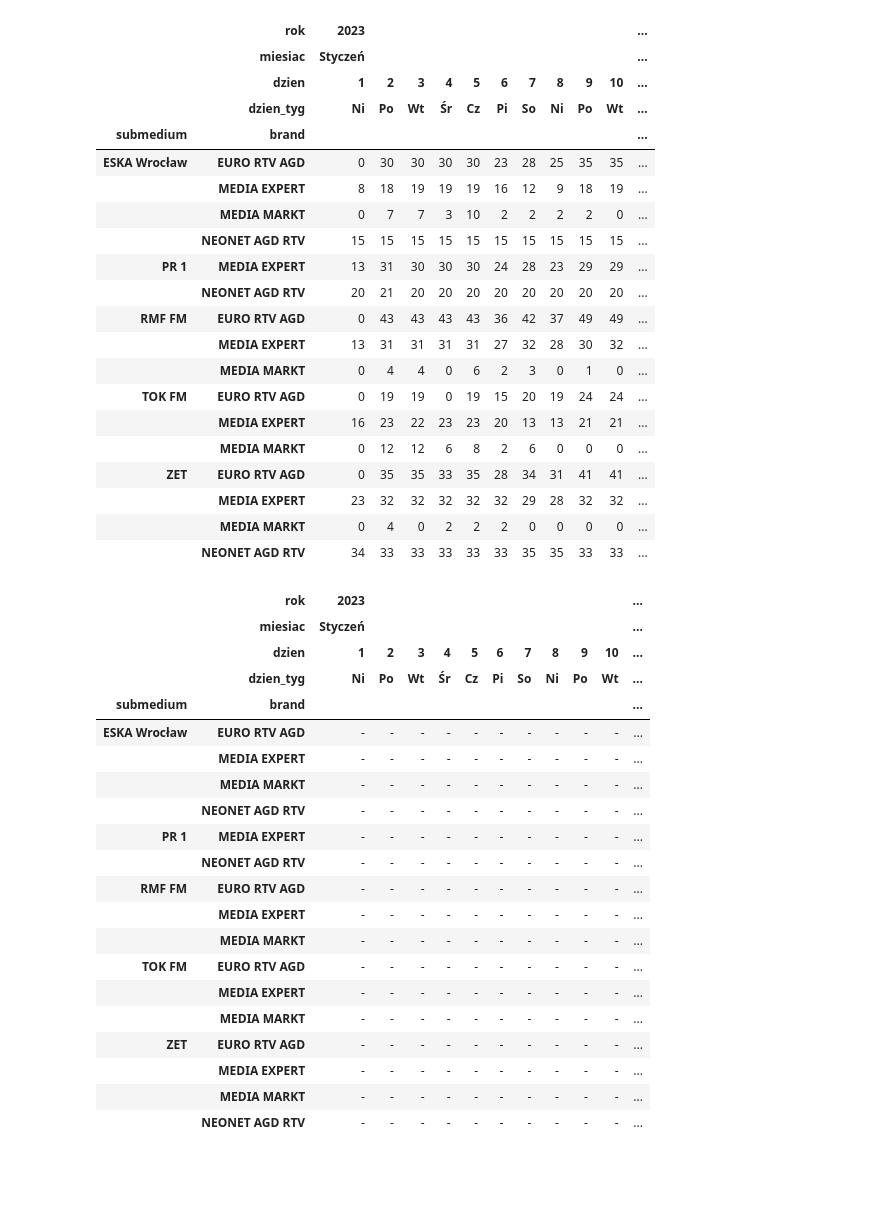
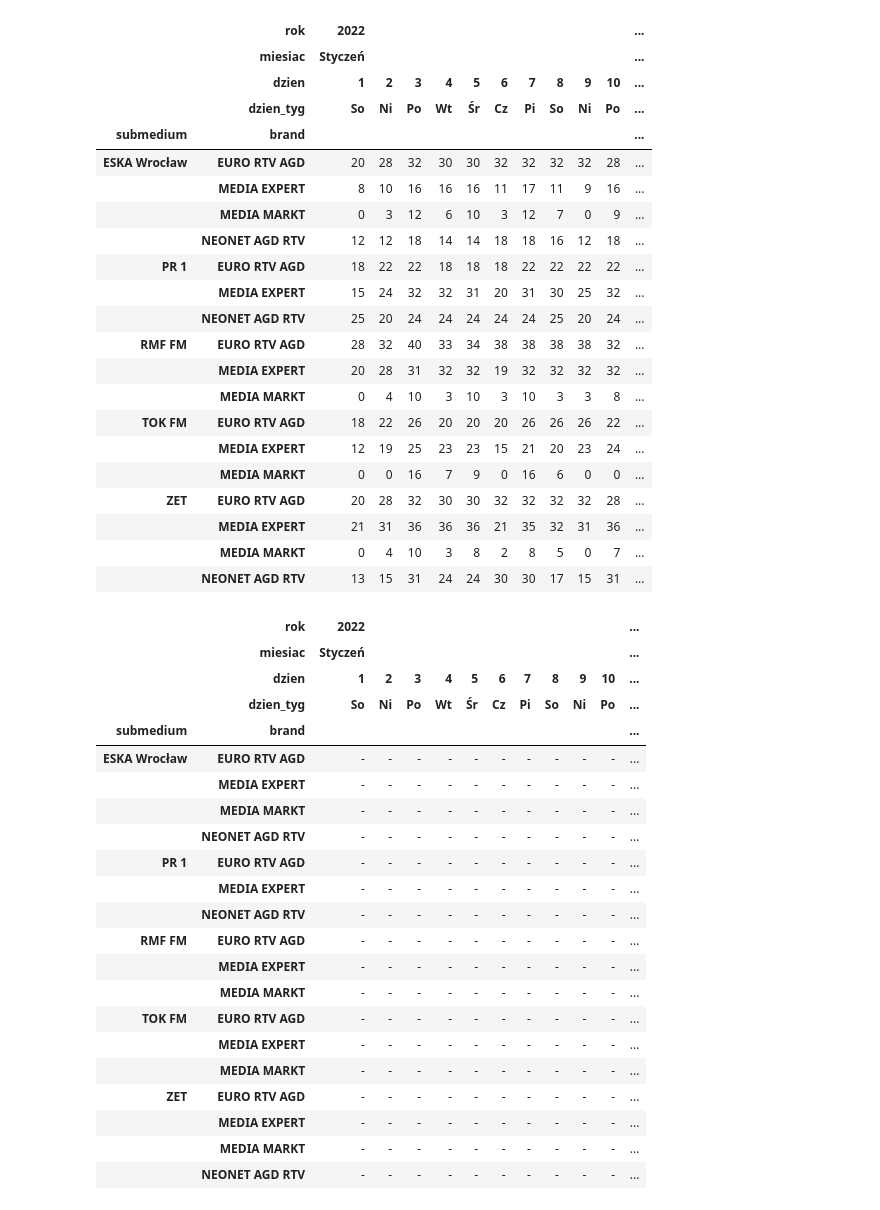
Before and after one commit to MrSz-84/cs50sql_fin, a Jupyter notebook: sqlite_ver/analysis.ipynb, the cells around one changed output. Drawn from its saved outputs; the diff is of its cells as text; code cells hidden in the pictures; blank space fills up the shorter version.

```diff
--- a/sqlite_ver/analysis.ipynb
+++ b/sqlite_ver/analysis.ipynb
@@ -47,4 +45,5 @@ df.head(1)
 # %%
 dziennie = df[['brand', 'submedium', 'ilosc', 'dzien', 'dzien_tyg', 'data', 'rok', 'miesiac']]
 dziennie.loc[:, 'dzien_tyg'] = dziennie['dzien_tyg'].str[:2]
-# dziennie.head()
+dziennie['medium'] = 'radio'
+dziennie.head()
@@ -51,50 +57,51 @@ dziennie.loc[:, 'dzien_tyg'] = dziennie['dzien_tyg'].str[:2]
 # %%
 stacje = ['ESKA Wrocław', 'ZET', 'RMF FM', 'TOK FM', 'PR 1']
-rok = (2024, 2023)
+rok = (2023, 2022)
 miesiac = 'Styczeń'
 dzien = 15
 filtr = (dziennie['rok'].isin(rok)) & (dziennie['miesiac'] == miesiac) & (dziennie['submedium'].isin(stacje)) & (dziennie['dzien'] <= dzien)
 dziennie = dziennie.loc[filtr]
 dziennie.set_index(['submedium', 'brand'], inplace=True)
 dziennie = dziennie.sort_index(ascending=True)
 tp = dziennie.pivot_table(values='ilosc', index=['submedium', 'brand'], columns=['rok', 'miesiac','dzien', 'dzien_tyg'],aggfunc='sum', fill_value=0)
 tp
 # %% [output]
-|  | rok | 2023 |  |  |  |  |  |  |  |  |  | ... |
+|  | rok | 2022 |  |  |  |  |  |  |  |  |  | ... |
 |  | miesiac | Styczeń |  |  |  |  |  |  |  |  |  | ... |
 |  | dzien | 1 | 2 | 3 | 4 | 5 | 6 | 7 | 8 | 9 | 10 | ... |
-|  | dzien_tyg | Ni | Po | Wt | Śr | Cz | Pi | So | Ni | Po | Wt | ... |
+|  | dzien_tyg | So | Ni | Po | Wt | Śr | Cz | Pi | So | Ni | Po | ... |
 | submedium | brand |  |  |  |  |  |  |  |  |  |  | ... |
-| ESKA Wrocław | EURO RTV AGD | 0 | 30 | 30 | 30 | 30 | 23 | 28 | 25 | 35 | 35 | ... |
-|  | MEDIA EXPERT | 8 | 18 | 19 | 19 | 19 | 16 | 12 | 9 | 18 | 19 | ... |
-|  | MEDIA MARKT | 0 | 7 | 7 | 3 | 10 | 2 | 2 | 2 | 2 | 0 | ... |
-|  | NEONET AGD RTV | 15 | 15 | 15 | 15 | 15 | 15 | 15 | 15 | 15 | 15 | ... |
-| PR 1 | MEDIA EXPERT | 13 | 31 | 30 | 30 | 30 | 24 | 28 | 23 | 29 | 29 | ... |
-|  | NEONET AGD RTV | 20 | 21 | 20 | 20 | 20 | 20 | 20 | 20 | 20 | 20 | ... |
-| RMF FM | EURO RTV AGD | 0 | 43 | 43 | 43 | 43 | 36 | 42 | 37 | 49 | 49 | ... |
-|  | MEDIA EXPERT | 13 | 31 | 31 | 31 | 31 | 27 | 32 | 28 | 30 | 32 | ... |
-|  | MEDIA MARKT | 0 | 4 | 4 | 0 | 6 | 2 | 3 | 0 | 1 | 0 | ... |
-| TOK FM | EURO RTV AGD | 0 | 19 | 19 | 0 | 19 | 15 | 20 | 19 | 24 | 24 | ... |
-|  | MEDIA EXPERT | 16 | 23 | 22 | 23 | 23 | 20 | 13 | 13 | 21 | 21 | ... |
-|  | MEDIA MARKT | 0 | 12 | 12 | 6 | 8 | 2 | 6 | 0 | 0 | 0 | ... |
-| ZET | EURO RTV AGD | 0 | 35 | 35 | 33 | 35 | 28 | 34 | 31 | 41 | 41 | ... |
-|  | MEDIA EXPERT | 23 | 32 | 32 | 32 | 32 | 32 | 29 | 28 | 32 | 32 | ... |
-|  | MEDIA MARKT | 0 | 4 | 0 | 2 | 2 | 2 | 0 | 0 | 0 | 0 | ... |
-|  | NEONET AGD RTV | 34 | 33 | 33 | 33 | 33 | 33 | 35 | 35 | 33 | 33 | ... |
+| ESKA Wrocław | EURO RTV AGD | 20 | 28 | 32 | 30 | 30 | 32 | 32 | 32 | 32 | 28 | ... |
+|  | MEDIA EXPERT | 8 | 10 | 16 | 16 | 16 | 11 | 17 | 11 | 9 | 16 | ... |
+|  | MEDIA MARKT | 0 | 3 | 12 | 6 | 10 | 3 | 12 | 7 | 0 | 9 | ... |
+|  | NEONET AGD RTV | 12 | 12 | 18 | 14 | 14 | 18 | 18 | 16 | 12 | 18 | ... |
+| PR 1 | EURO RTV AGD | 18 | 22 | 22 | 18 | 18 | 18 | 22 | 22 | 22 | 22 | ... |
+|  | MEDIA EXPERT | 15 | 24 | 32 | 32 | 31 | 20 | 31 | 30 | 25 | 32 | ... |
+|  | NEONET AGD RTV | 25 | 20 | 24 | 24 | 24 | 24 | 24 | 25 | 20 | 24 | ... |
+| RMF FM | EURO RTV AGD | 28 | 32 | 40 | 33 | 34 | 38 | 38 | 38 | 38 | 32 | ... |
+|  | MEDIA EXPERT | 20 | 28 | 31 | 32 | 32 | 19 | 32 | 32 | 32 | 32 | ... |
+|  | MEDIA MARKT | 0 | 4 | 10 | 3 | 10 | 3 | 10 | 3 | 3 | 8 | ... |
+| TOK FM | EURO RTV AGD | 18 | 22 | 26 | 20 | 20 | 20 | 26 | 26 | 26 | 22 | ... |
+|  | MEDIA EXPERT | 12 | 19 | 25 | 23 | 23 | 15 | 21 | 20 | 23 | 24 | ... |
+|  | MEDIA MARKT | 0 | 0 | 16 | 7 | 9 | 0 | 16 | 6 | 0 | 0 | ... |
+| ZET | EURO RTV AGD | 20 | 28 | 32 | 30 | 30 | 32 | 32 | 32 | 32 | 28 | ... |
+|  | MEDIA EXPERT | 21 | 31 | 36 | 36 | 36 | 21 | 35 | 32 | 31 | 36 | ... |
+|  | MEDIA MARKT | 0 | 4 | 10 | 3 | 8 | 2 | 8 | 5 | 0 | 7 | ... |
+|  | NEONET AGD RTV | 13 | 15 | 31 | 24 | 24 | 30 | 30 | 17 | 15 | 31 | ... |
 # %%
-
 tp.diff(axis=1, periods=15).style.format("{:.0f}", na_rep="-")
 # %% [output]
-|  | rok | 2023 |  |  |  |  |  |  |  |  |  | ... |
+|  | rok | 2022 |  |  |  |  |  |  |  |  |  | ... |
 |  | miesiac | Styczeń |  |  |  |  |  |  |  |  |  | ... |
 |  | dzien | 1 | 2 | 3 | 4 | 5 | 6 | 7 | 8 | 9 | 10 | ... |
-|  | dzien_tyg | Ni | Po | Wt | Śr | Cz | Pi | So | Ni | Po | Wt | ... |
+|  | dzien_tyg | So | Ni | Po | Wt | Śr | Cz | Pi | So | Ni | Po | ... |
 | submedium | brand |  |  |  |  |  |  |  |  |  |  | ... |
 | ESKA Wrocław | EURO RTV AGD | - | - | - | - | - | - | - | - | - | - | ... |
 |  | MEDIA EXPERT | - | - | - | - | - | - | - | - | - | - | ... |
 |  | MEDIA MARKT | - | - | - | - | - | - | - | - | - | - | ... |
 |  | NEONET AGD RTV | - | - | - | - | - | - | - | - | - | - | ... |
-| PR 1 | MEDIA EXPERT | - | - | - | - | - | - | - | - | - | - | ... |
+| PR 1 | EURO RTV AGD | - | - | - | - | - | - | - | - | - | - | ... |
+|  | MEDIA EXPERT | - | - | - | - | - | - | - | - | - | - | ... |
 |  | NEONET AGD RTV | - | - | - | - | - | - | - | - | - | - | ... |
 | RMF FM | EURO RTV AGD | - | - | - | - | - | - | - | - | - | - | ... |
 |  | MEDIA EXPERT | - | - | - | - | - | - | - | - | - | - | ... |
```
Also changed, not shown: parts of 6 cells of this notebook.
